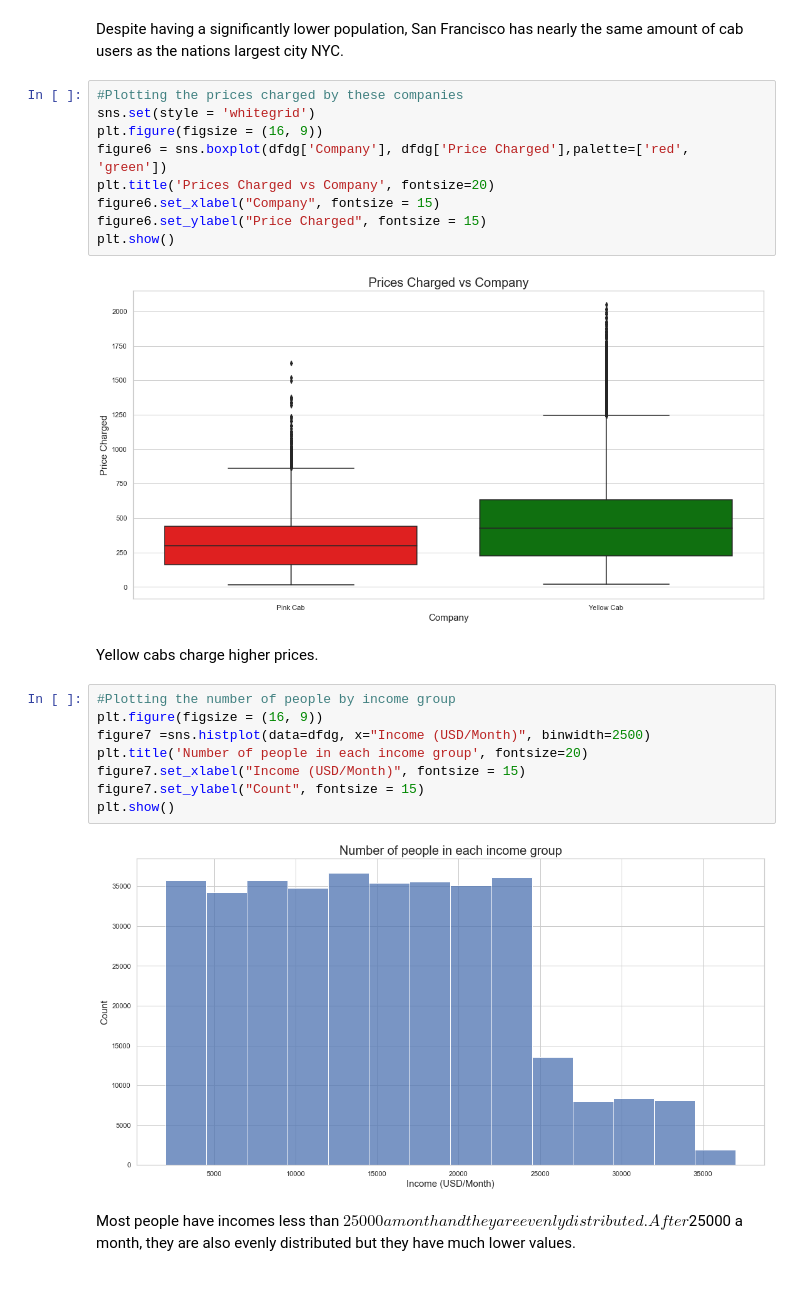
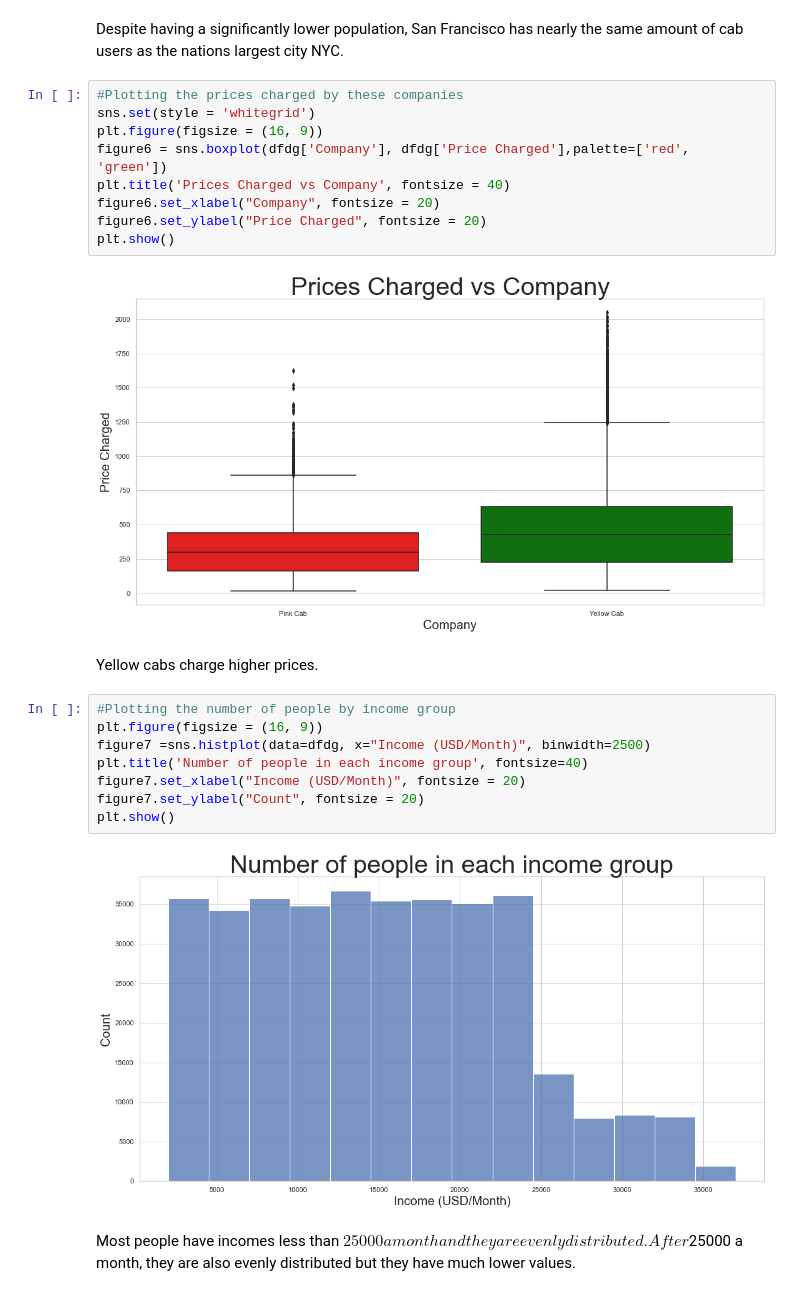
Before and after one commit to anishmitra9666/Week-2-and-3-deliverables, a Jupyter notebook: Dataglaciertaxicode04122023 (3).ipynb, the cells around one changed output. Cells and saved outputs as stored; diff of their text form.

```diff
--- a/Dataglaciertaxicode04122023 (3).ipynb
+++ b/Dataglaciertaxicode04122023 (3).ipynb
@@ -561,24 +561,24 @@ Despite having a significantly lower population, San Francisco has nearly the sa
 sns.set(style = 'whitegrid')
 plt.figure(figsize = (16, 9))
 figure6 = sns.boxplot(dfdg['Company'], dfdg['Price Charged'],palette=['red', 'green'])
-plt.title('Prices Charged vs Company', fontsize=20)
-figure6.set_xlabel("Company", fontsize = 15)
-figure6.set_ylabel("Price Charged", fontsize = 15)
+plt.title('Prices Charged vs Company', fontsize = 40)
+figure6.set_xlabel("Company", fontsize = 20)
+figure6.set_ylabel("Price Charged", fontsize = 20)
 plt.show()
 # %% [output]
-[figure, old version]
+[figure, new version]
 # %% [markdown]
 Yellow cabs charge higher prices.
 # %%
 #Plotting the number of people by income group
 plt.figure(figsize = (16, 9))
 figure7 =sns.histplot(data=dfdg, x="Income (USD/Month)", binwidth=2500)
-plt.title('Number of people in each income group', fontsize=20)
-figure7.set_xlabel("Income (USD/Month)", fontsize = 15)
-figure7.set_ylabel("Count", fontsize = 15)
+plt.title('Number of people in each income group', fontsize=40)
+figure7.set_xlabel("Income (USD/Month)", fontsize = 20)
+figure7.set_ylabel("Count", fontsize = 20)
 plt.show()
 # %% [output]
-[figure, old version]
+[figure, new version]
 # %% [markdown]
 Most people have incomes less than $25000 a month and they are evenly distributed. After $25000 a month, they are also evenly distributed but they have much lower values.
 # %%
```
Also changed, not shown: parts of 7 cells of this notebook.
